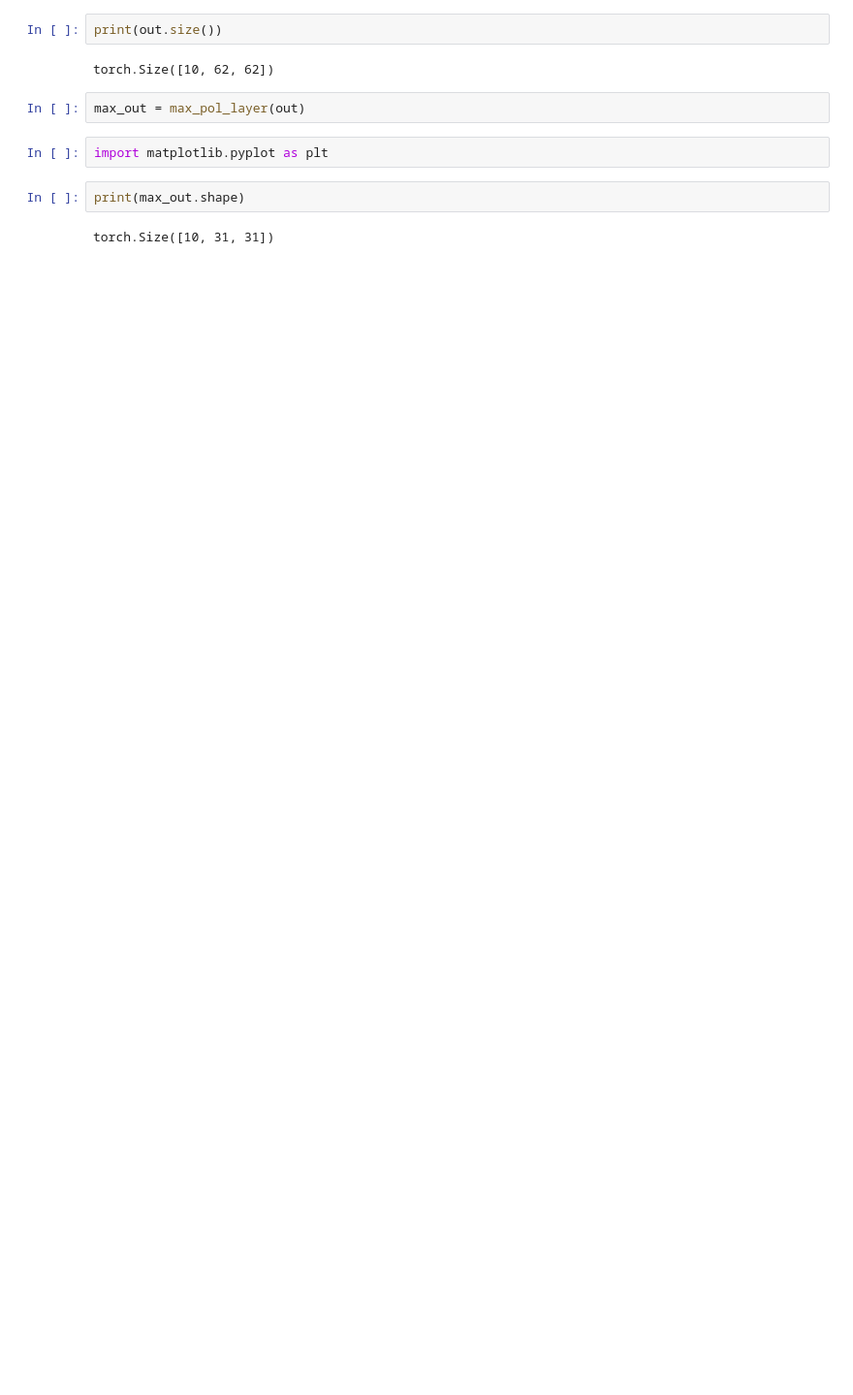
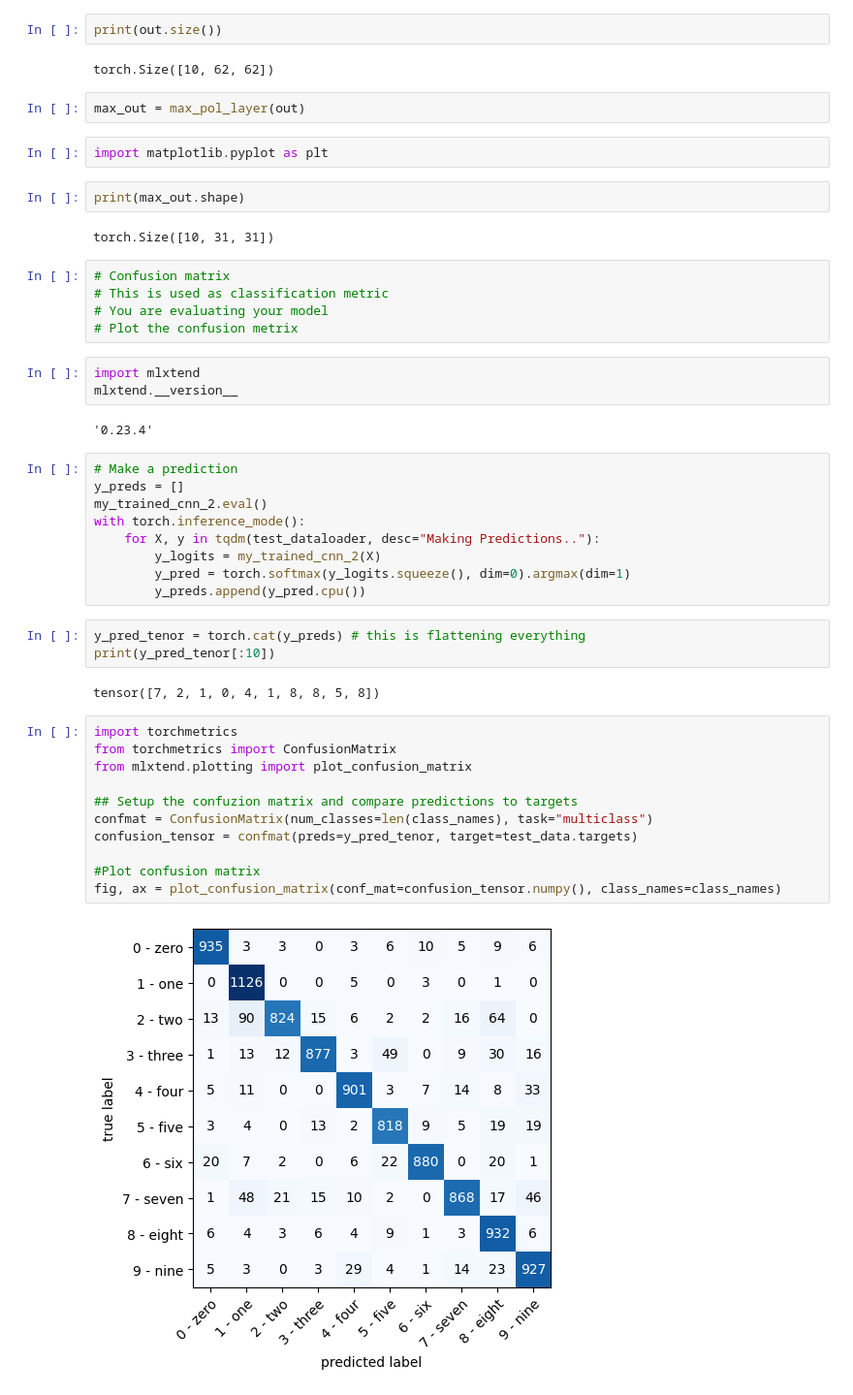
Before and after one commit to GiovanniRaseraF/cpp, a Jupyter notebook: pytorch/code/07_ComputerVision.ipynb, the cells around one changed output. Shown at 97% size. Cells and saved outputs as stored; diff of their text form; blank space fills up the shorter version.

```diff
--- a/pytorch/code/07_ComputerVision.ipynb
+++ b/pytorch/code/07_ComputerVision.ipynb
@@ -394,3 +365,40 @@ import matplotlib.pyplot as plt
 print(max_out.shape)
 # %% [output]
 torch.Size([10, 31, 31])
+# %%
+# Confusion matrix
+# This is used as classification metric
+# You are evaluating your model
+# Plot the confusion metrix
+# %%
+import mlxtend
+mlxtend.__version__
+# %% [output]
+'0.23.4'
+# %%
+# Make a prediction
+y_preds = []
+my_trained_cnn_2.eval()
+with torch.inference_mode():
+    for X, y in tqdm(test_dataloader, desc="Making Predictions.."):
+        y_logits = my_trained_cnn_2(X)
+        y_pred = torch.softmax(y_logits.squeeze(), dim=0).argmax(dim=1)
+        y_preds.append(y_pred.cpu())
+# %%
+y_pred_tenor = torch.cat(y_preds) # this is flattening everything
+print(y_pred_tenor[:10])
+# %% [output]
+tensor([7, 2, 1, 0, 4, 1, 8, 8, 5, 8])
+# %%
+import torchmetrics
+from torchmetrics import ConfusionMatrix
+from mlxtend.plotting import plot_confusion_matrix
+
+## Setup the confuzion matrix and compare predictions to targets
+confmat = ConfusionMatrix(num_classes=len(class_names), task="multiclass")
+confusion_tensor = confmat(preds=y_pred_tenor, target=test_data.targets)
+
+#Plot confusion matrix
+fig, ax = plot_confusion_matrix(conf_mat=confusion_tensor.numpy(), class_names=class_names)
+# %% [output]
+[figure, added]
```
Also changed, not shown: parts of 10 cells of this notebook, 3 other files.
